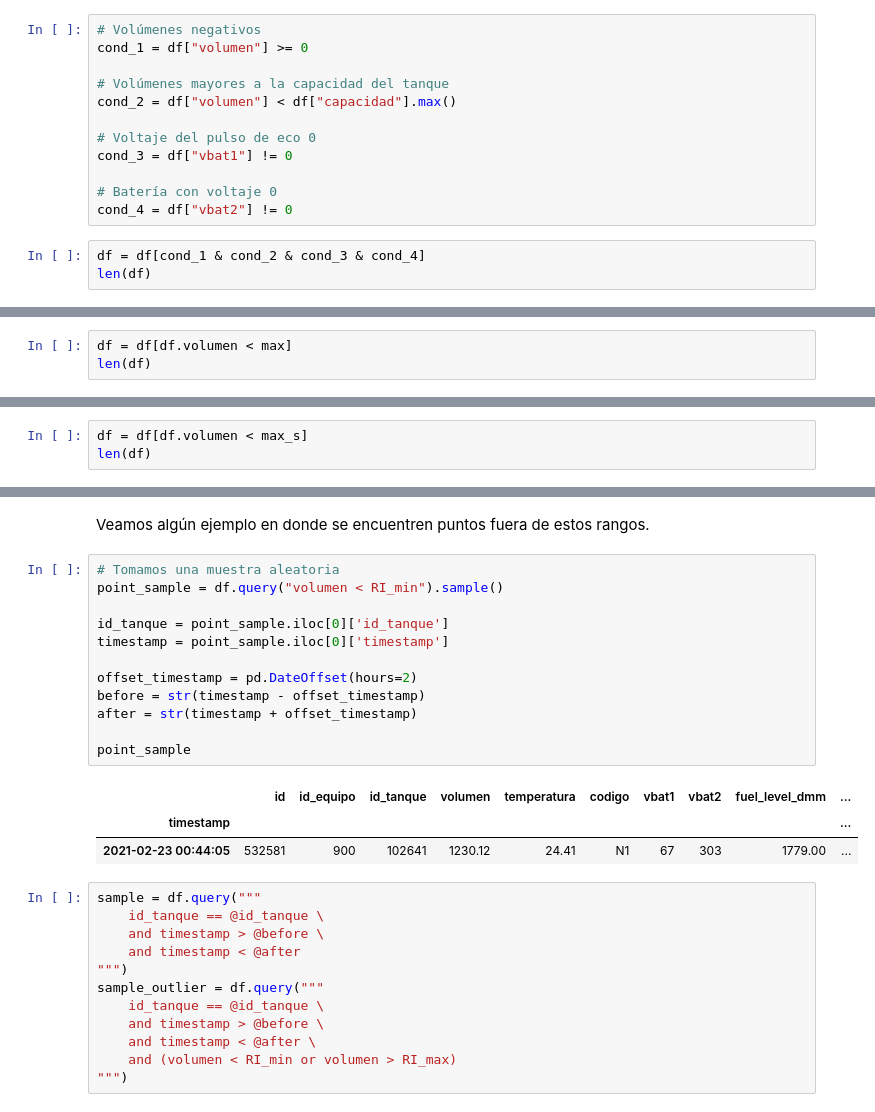
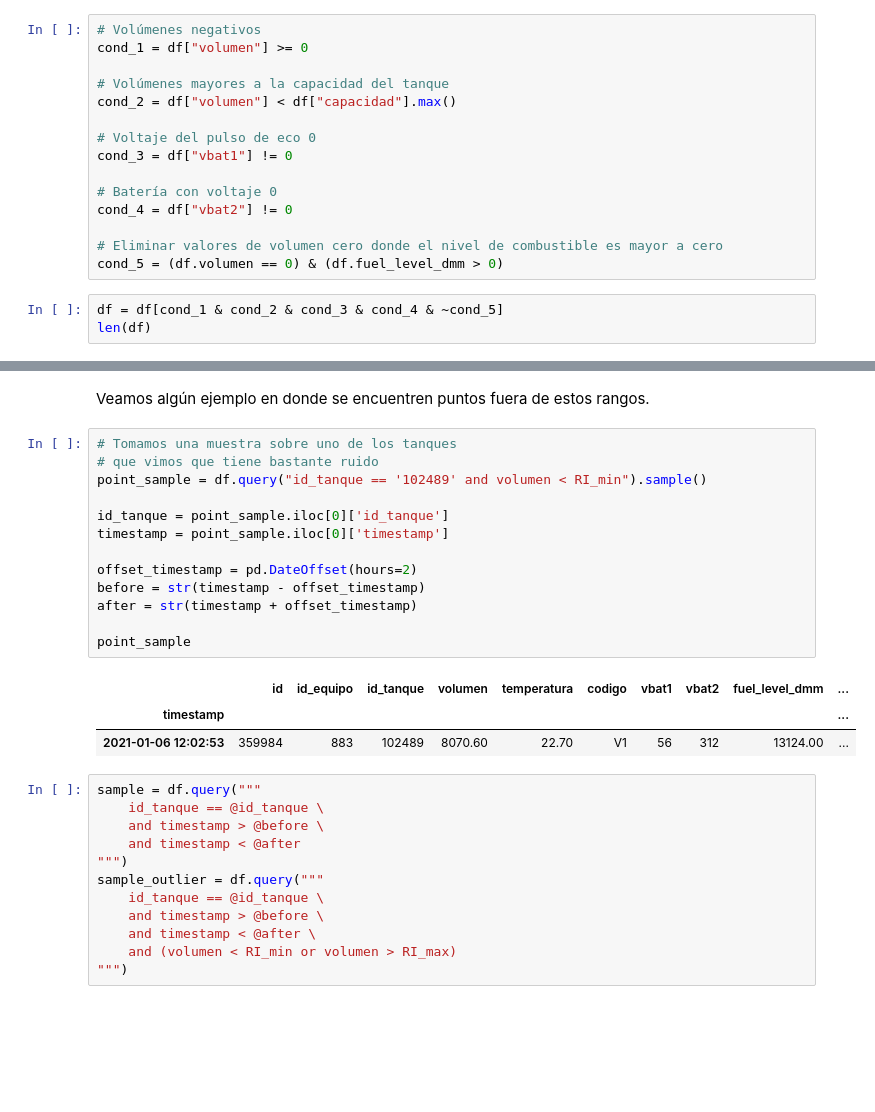
Before and after one commit to danibosch/mentoria-diplo-datos2021, a Jupyter notebook: Cintelink_AyVdD.ipynb, the cells around one changed output, grey strips where cells are left out. Saved outputs shown, nothing was run; the diff lists cells and outputs as text; blank space fills up the shorter version.

```diff
--- a/Cintelink_AyVdD.ipynb
+++ b/Cintelink_AyVdD.ipynb
@@ -241,7 +251,10 @@ cond_3 = df["vbat1"] != 0
 
 # Batería con voltaje 0
 cond_4 = df["vbat2"] != 0
+
+# Eliminar valores de volumen cero donde el nivel de combustible es mayor a cero
+cond_5 = (df.volumen == 0) & (df.fuel_level_dmm > 0)
 # %%
-df = df[cond_1 & cond_2 & cond_3 & cond_4]
+df = df[cond_1 & cond_2 & cond_3 & cond_4 & ~cond_5]
 len(df)
 # %% [output]
@@ -280,3 +261,0 @@ Límite superior = 34603.90185546875
-# %%
-df = df[df.volumen < max]
-len(df)
@@ -297,3 +261,0 @@ Límite superior = 24353.5927734375
-# %%
-df = df[df.volumen < max_s]
-len(df)
@@ -417,21 +379,22 @@ df['RI_max'] = df['q3'] + 1.5*df['RI']
 # %% [markdown]
 Veamos algún ejemplo en donde se encuentren puntos fuera de estos rangos.
 # %%
-# Tomamos una muestra aleatoria
-point_sample = df.query("volumen < RI_min").sample()
+# Tomamos una muestra sobre uno de los tanques
+# que vimos que tiene bastante ruido
+point_sample = df.query("id_tanque == '102489' and volumen < RI_min").sample()
 
 id_tanque = point_sample.iloc[0]['id_tanque']
 timestamp = point_sample.iloc[0]['timestamp']
 
 offset_timestamp = pd.DateOffset(hours=2)
 before = str(timestamp - offset_timestamp)
 after = str(timestamp + offset_timestamp)
 
 point_sample
 # %% [output]
 |  | id | id_equipo | id_tanque | volumen | temperatura | codigo | vbat1 | vbat2 | fuel_level_dmm | ... |
 | timestamp |  |  |  |  |  |  |  |  |  | ... |
-| 2021-02-23 00:44:05 | 532581 | 900 | 102641 | 1230.12 | 24.41 | N1 | 67 | 303 | 1779.00 | ... |
+| 2021-01-06 12:02:53 | 359984 | 883 | 102489 | 8070.60 | 22.70 | V1 | 56 | 312 | 13124.00 | ... |
 # %%
 sample = df.query("""
     id_tanque == @id_tanque \
```
Also changed, not shown: parts of 266 cells of this notebook.
